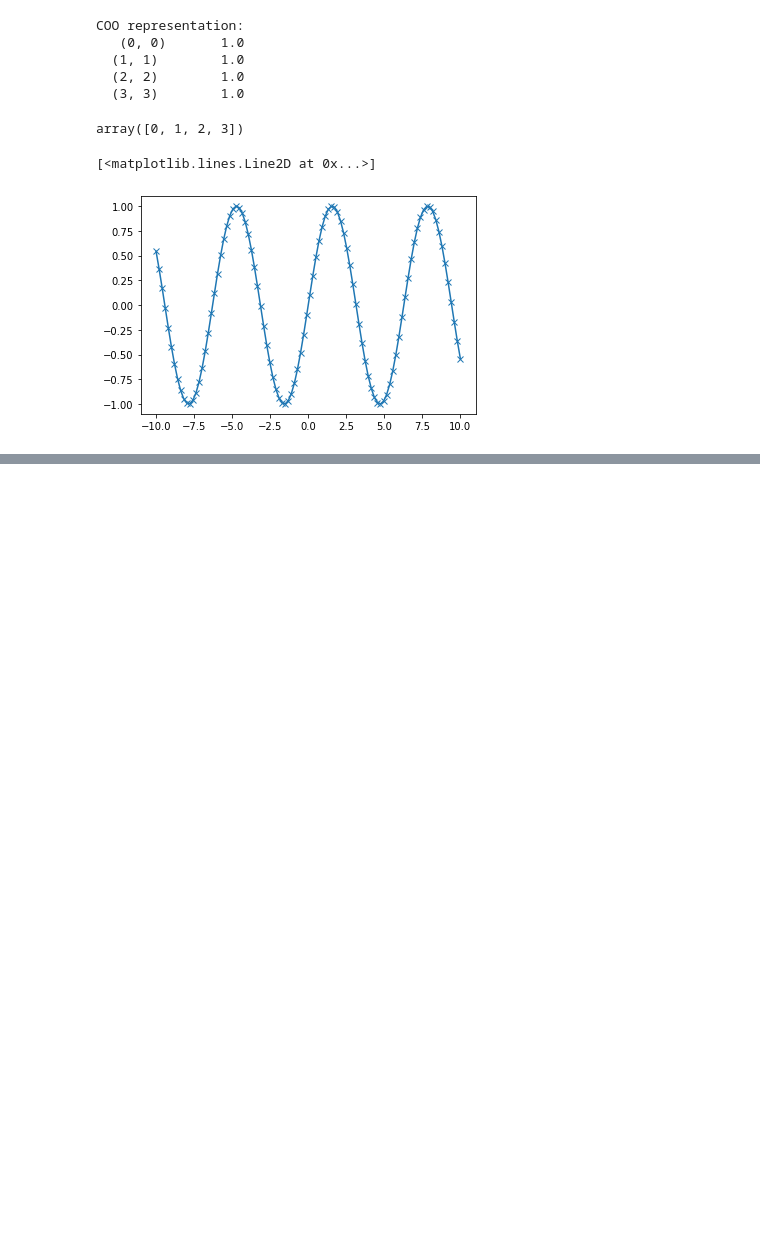
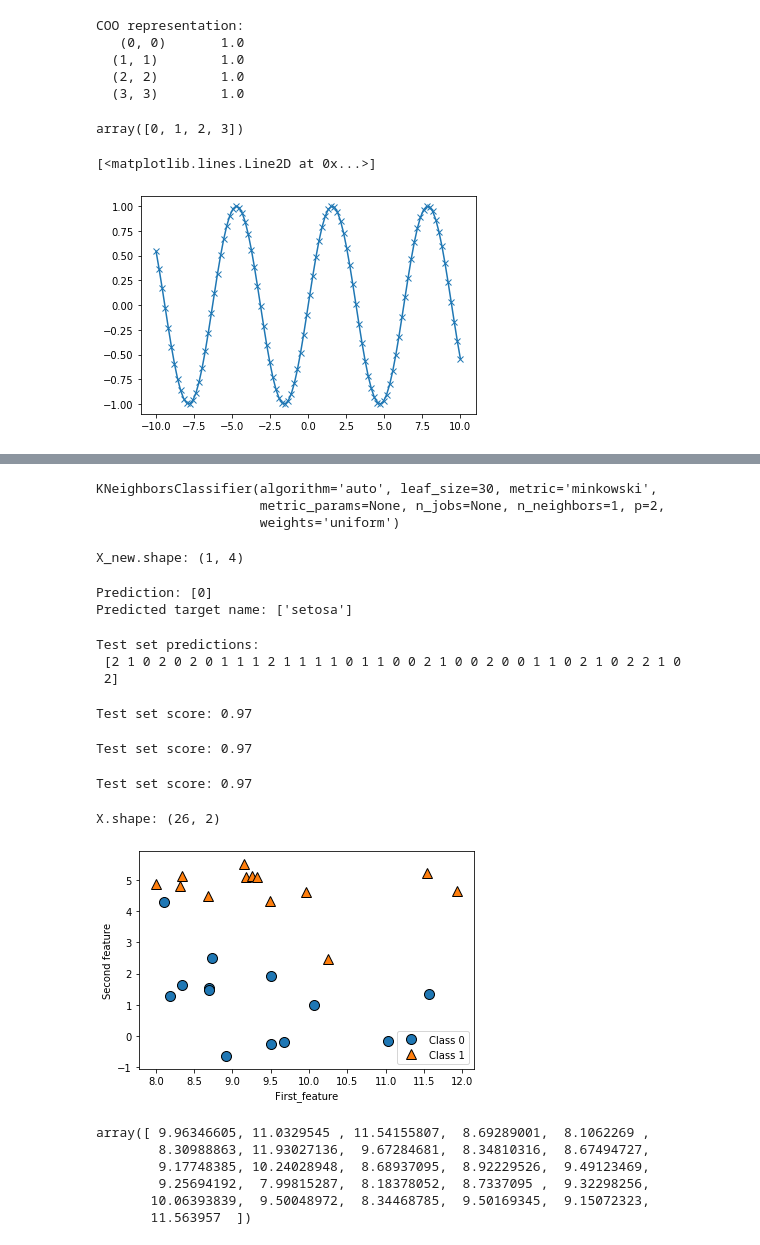
Before and after one commit to azamat-afk/git_lesson, a Jupyter notebook: src/intro_machine_learning_python.ipynb, the cells around one changed output, grey strips where cells are left out. Drawn from its saved outputs; the diff is of its cells as text; code cells hidden in the pictures; blank space fills up the shorter version.

```diff
--- a/src/intro_machine_learning_python.ipynb
+++ b/src/intro_machine_learning_python.ipynb
@@ -64,0 +230,44 @@ plt.plot(x, y, marker='x')
+# %%
+knn.fit(X_train, y_train)
+# %% [output]
+KNeighborsClassifier(algorithm='auto', leaf_size=30, metric='minkowski',
+                     metric_params=None, n_jobs=None, n_neighbors=1, p=2,
+                     weights='uniform')
+# %%
+X_new=np.array([[5, 2.9, 1, 0.2]])
+print("X_new.shape:", X_new.shape)
+# %% [output]
+X_new.shape: (1, 4)
+# %%
+prediction = knn.predict(X_new)
+print("Prediction:", prediction)
+print("Predicted target name:",
+       iris_dataset['target_names'][prediction])
+# %% [output]
+Prediction: [0]
+Predicted target name: ['setosa']
+# %%
+y_pred= knn.predict(X_test)
+print("Test set predictions:\n", y_pred)
+# %% [output]
+Test set predictions:
+ [2 1 0 2 0 2 0 1 1 1 2 1 1 1 1 0 1 1 0 0 2 1 0 0 2 0 0 1 1 0 2 1 0 2 2 1 0
+ 2]
+# %%
+print("Test set score: {:.2f}".format(np.mean(y_pred == y_test)))
+# %% [output]
+Test set score: 0.97
+# %%
+print("Test set score: {:.2f}".format(knn.score(X_test, y_test)))
+# %% [output]
+Test set score: 0.97
+# %%
+X_train, X_test, y_train, y_test = train_test_split(
+    iris_dataset['data'], iris_dataset['target'], random_state=0)
+
+knn = KNeighborsClassifier(n_neighbors=1)
+knn.fit(X_train, y_train)
+
+print("Test set score: {:.2f}".format(knn.score(X_test, y_test)))
+# %% [output]
+Test set score: 0.97
@@ -64,0 +276,20 @@ plt.plot(x, y, marker='x')
+# %%
+X, y = mglearn.datasets.make_forge()
+# %%
+mglearn.discrete_scatter(X[:, 0], X[:, 1], y)
+plt.legend(["Class 0", "Class 1"], loc=4)
+plt.xlabel("First_feature")
+plt.ylabel("Second feature")
+print("X.shape:", X.shape)
+# %% [output]
+X.shape: (26, 2)
+[figure, added]
+# %%
+X[:, 0]
+# %% [output]
+array([ 9.96346605, 11.0329545 , 11.54155807,  8.69289001,  8.1062269 ,
+        8.30988863, 11.93027136,  9.67284681,  8.34810316,  8.67494727,
+        9.17748385, 10.24028948,  8.68937095,  8.92229526,  9.49123469,
+        9.25694192,  7.99815287,  8.18378052,  8.7337095 ,  9.32298256,
+       10.06393839,  9.50048972,  8.34468785,  9.50169345,  9.15072323,
+       11.563957  ])
```
Also changed, not shown: parts of 41 cells of this notebook.
